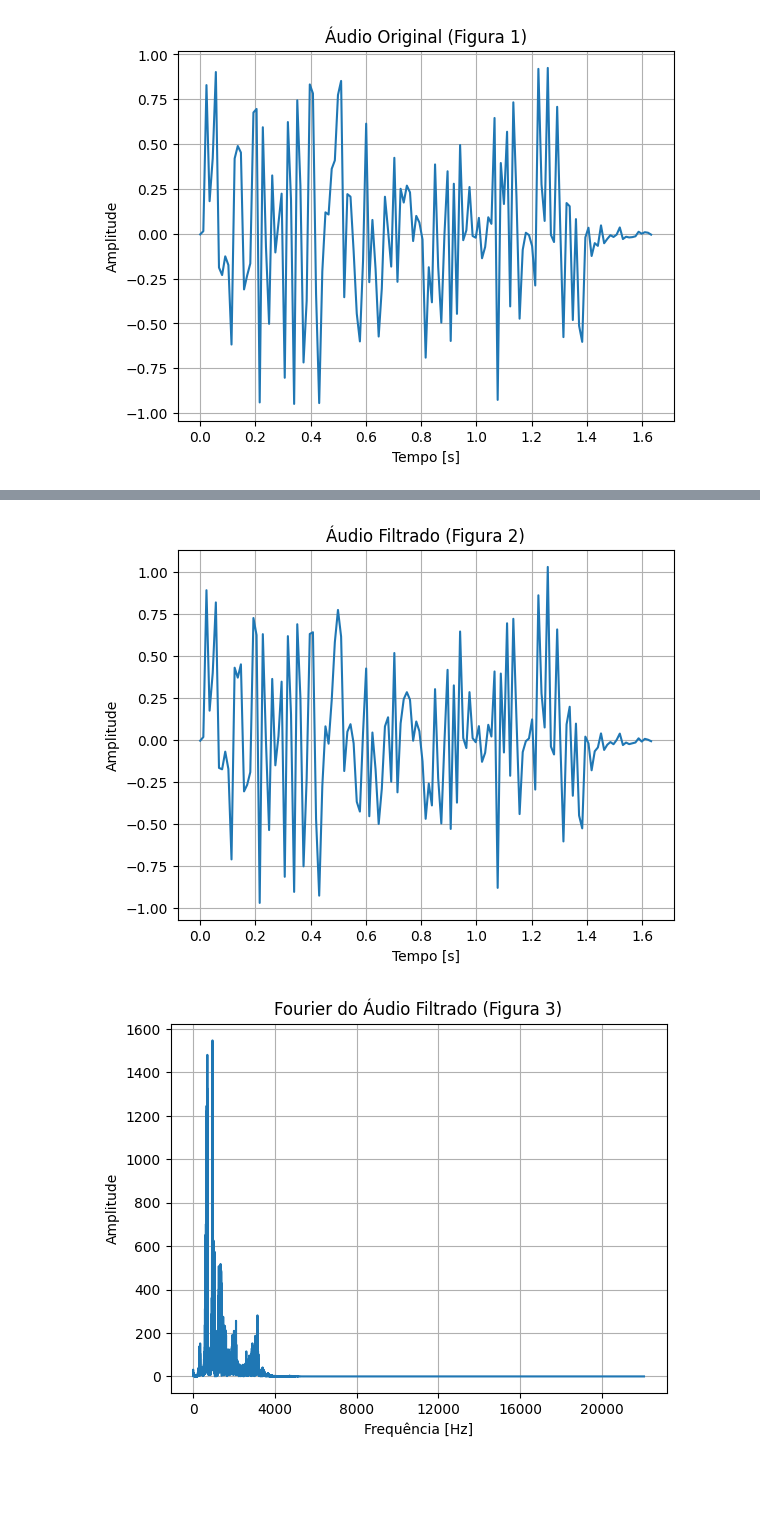
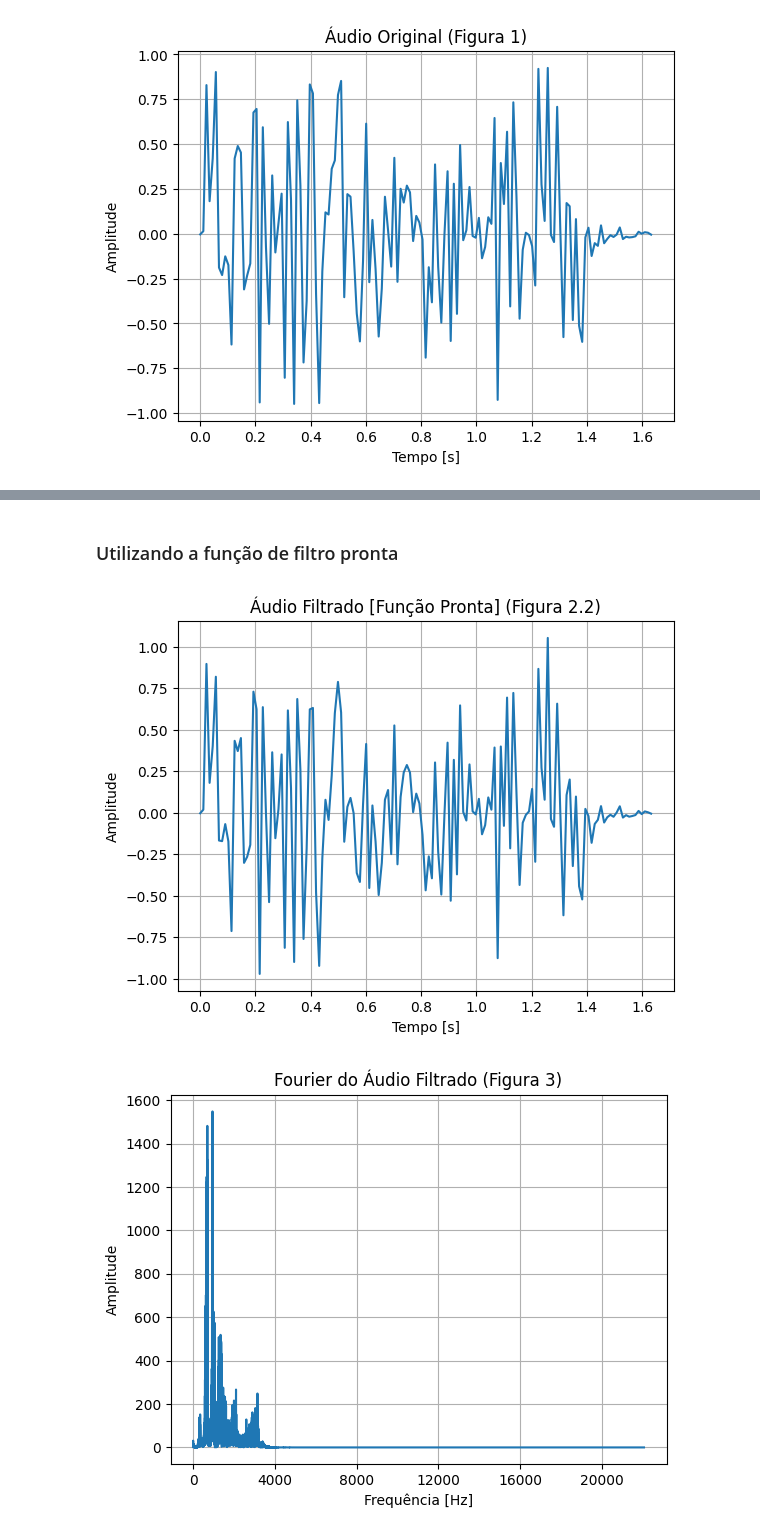
Before and after one commit to DeLucca990/CamadasFis, a Jupyter notebook: Projeto8/encoder.ipynb, the cells around one changed output, grey strips where cells are left out. Drawn from its saved outputs; the diff is of its cells as text; code cells hidden in the pictures; blank space fills up the shorter version.

```diff
--- a/Projeto8/encoder.ipynb
+++ b/Projeto8/encoder.ipynb
@@ -32,14 +48,16 @@ plt.show()
+# %% [markdown]
+### Utilizando a função de filtro pronta
 # %%
 # 3000 de frequência, para quando chegar a 4000 de frequência, o áudio já estar em baixa
-b, a = scipy.signal.butter(4, 3000, 'lowpass', fs=samplerate)
-filtered_audio = scipy.signal.filtfilt(b, a, normalized_audio)
+b, a = scipy.signal.butter(6, 3000, 'lowpass', fs=samplerate)
+filtered_audio_easy = scipy.signal.filtfilt(b, a, normalized_audio)
 plt.figure()
-plt.plot(t_domain[::500], filtered_audio[::500])
-plt.title('Áudio Filtrado (Figura 2)')
+plt.plot(t_domain[::500], filtered_audio_easy[::500])
+plt.title('Áudio Filtrado [Função Pronta] (Figura 2.2)')
 plt.xlabel('Tempo [s]')
 plt.ylabel('Amplitude')
 plt.grid()
 plt.show()
 # %% [output]
-[figure, old version]
+[figure, new version]
 # %%
```
Also changed, not shown: parts of 4 cells of this notebook, 1 other file.
